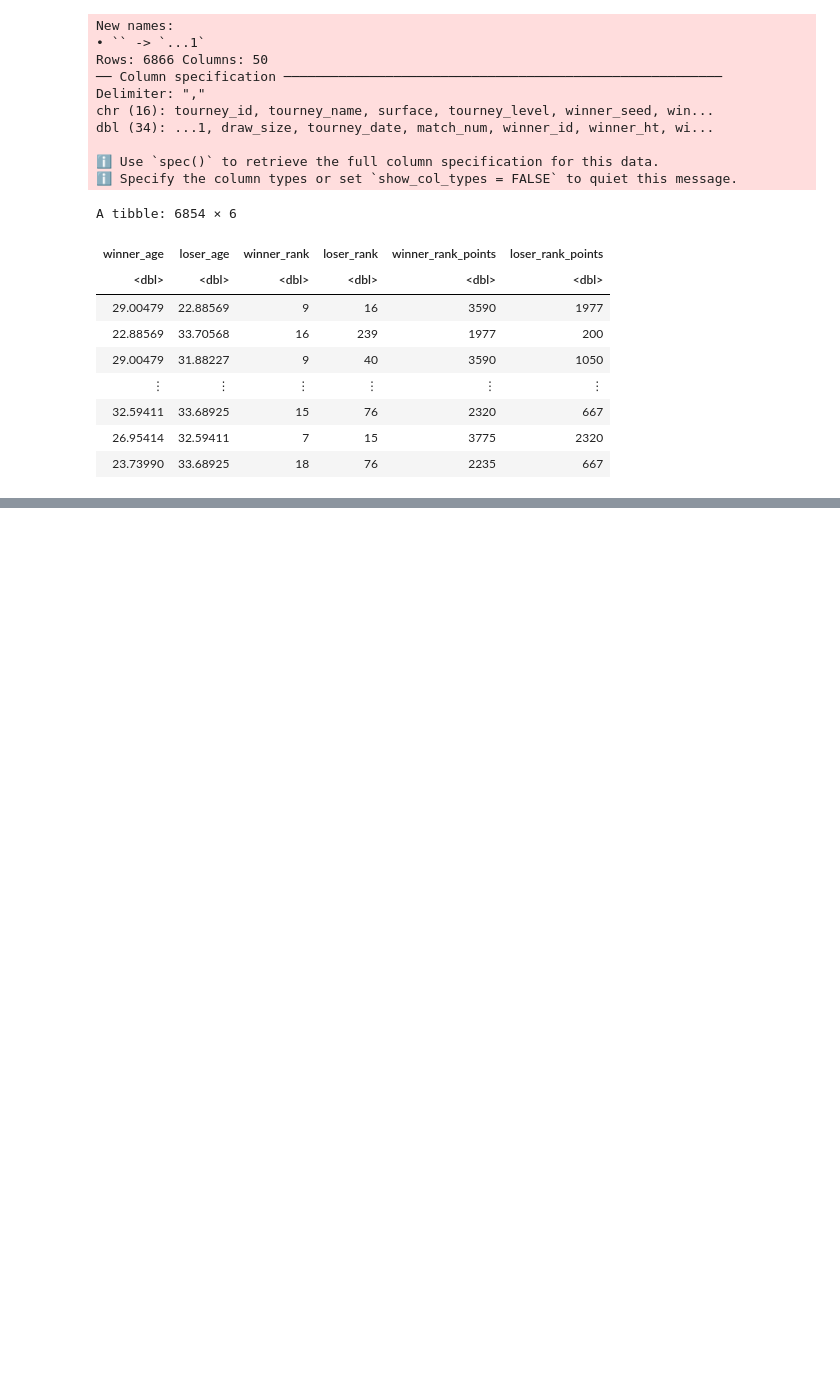
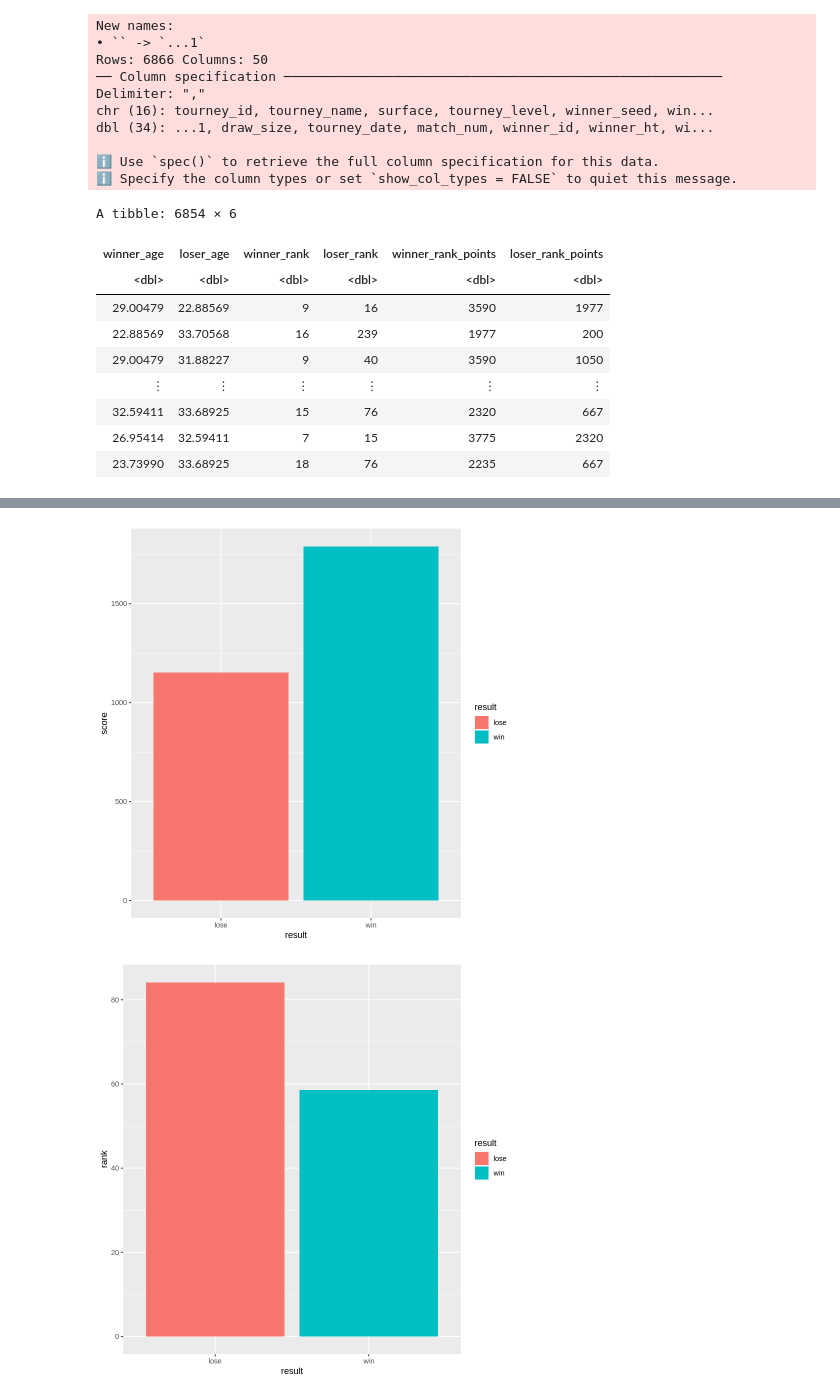
Before and after one commit to JianyiC/group54_work, a Jupyter notebook: proposal.ipynb, the cells around one changed output, grey strips where cells are left out. Cells and saved outputs as stored; diff of their text form; code cells hidden in the pictures; blank space fills up the shorter version.

```diff
--- a/proposal.ipynb
+++ b/proposal.ipynb
@@ -119,0 +83,7 @@ A data.frame: 3386 × 4
+# %%
+data_split <- initial_split(combined_data, prop = 0.8, strata = result)
+result_train <- training(data_split)
+result_test <- testing(data_split)
+
+result_train
+result_test
@@ -119,0 +111,15 @@ A data.frame: 3386 × 4
+# %%
+predictor_mean1 <- result_train |>
+                  group_by(result) |>
+                  summarize(points = mean(points))
+predictor_mean1
+
+predictor_mean2 <- result_train |>
+                  group_by(result) |>
+                  summarize(rank = mean(rank))
+predictor_mean2
+
+predictor_mean3 <- result_train |>
+                  group_by(result) |>
+                  summarize(age = mean(age))
+predictor_mean3
@@ -119,0 +142,18 @@ A data.frame: 3386 × 4
+# %%
+train_plot_1 <- ggplot(predictor_mean1, aes(x = result, y = points, fill = result)) +
+                geom_bar(stat = "identity") +
+                labs(x = "result", y = "score")
+train_plot_1
+
+train_plot_2 <- ggplot(predictor_mean2, aes(x = result, y = rank, fill = result)) +
+                geom_bar(stat = "identity") +
+                labs(x = "result", y = "rank")
+train_plot_2
+
+train_plot_3 <- ggplot(predictor_mean3, aes(x = result, y = age, fill = result)) +
+                geom_bar(stat = "identity") +
+                labs(x = "result", y = "age")
+train_plot_3
+# %% [output]
+[figure, added]
+[figure, added]
```
Also changed, not shown: parts of 6 cells of this notebook.
